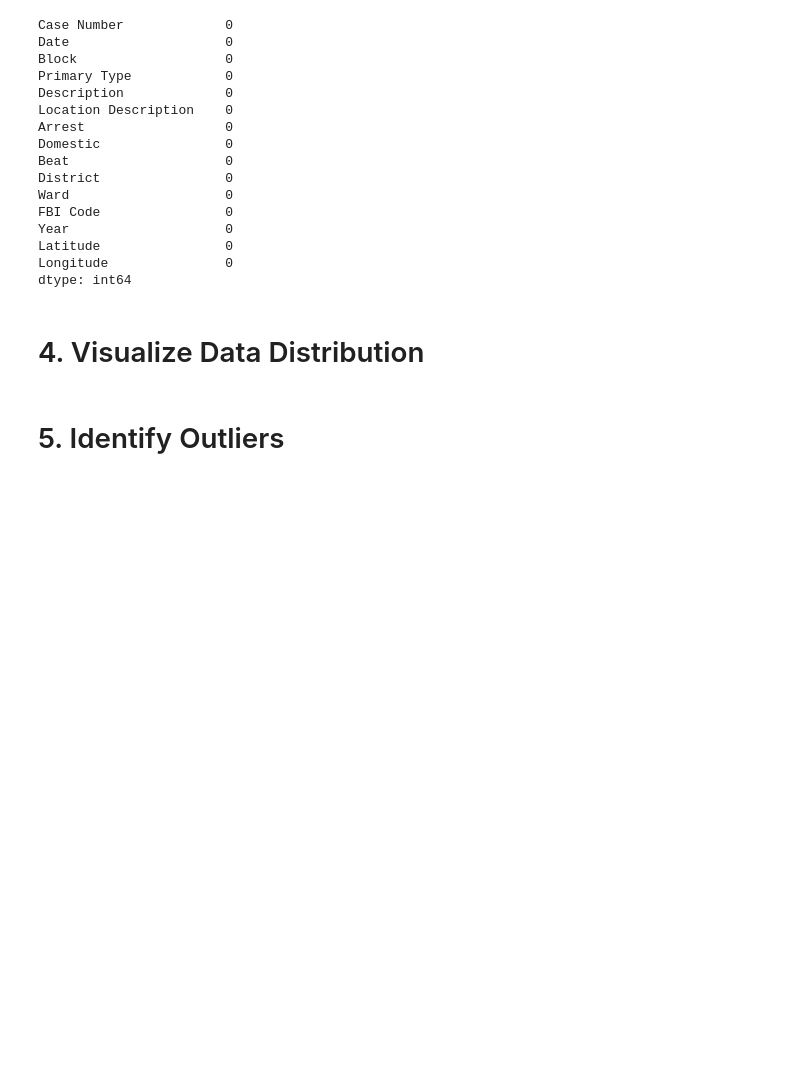
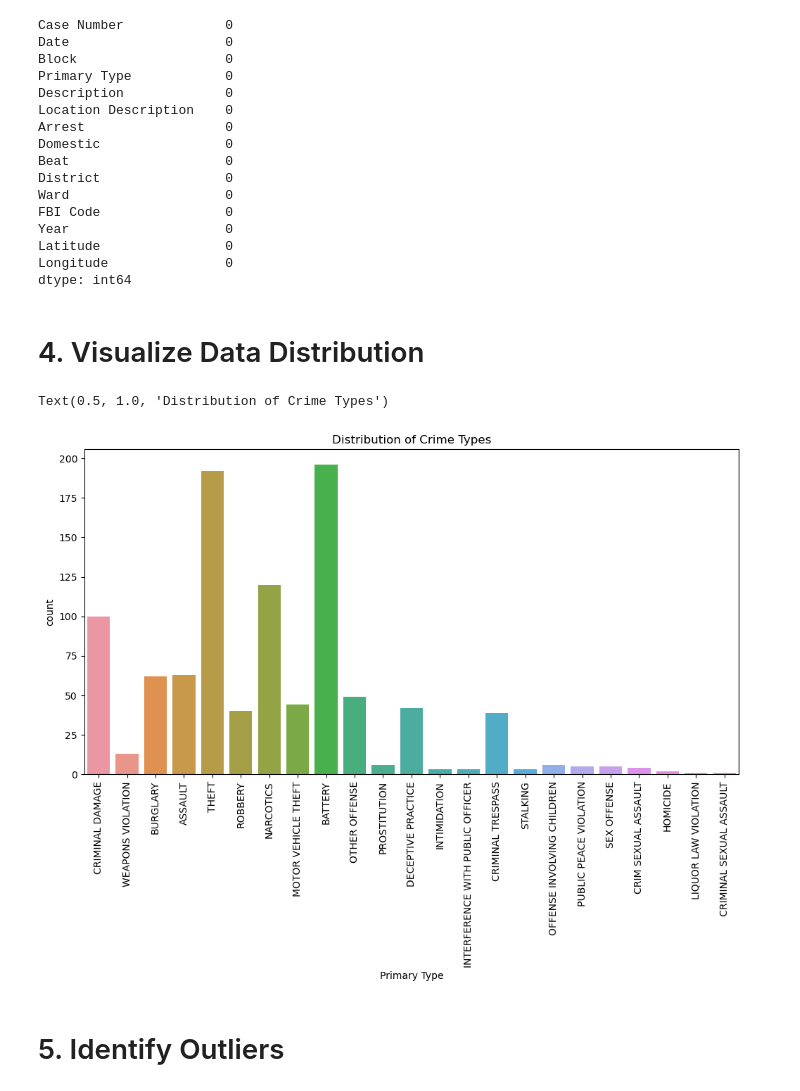
Before and after one commit to GbengaAbraham/AltSchoolAfrica-Circle-24-Collaboration, a Jupyter notebook: EDA on chicago crime data.ipynb, the cells around one changed output. Cells and saved outputs as stored; diff of their text form; code cells hidden in the pictures; blank space fills up the shorter version.

```diff
--- a/EDA on chicago crime data.ipynb
+++ b/EDA on chicago crime data.ipynb
@@ -329,3 +333,12 @@ dtype: int64
+# %%
+# Visualize the distribution of crime types
+plt.figure(figsize=(12, 6))
+sns.countplot(data=chicago_crime_df, x='Primary Type')
+plt.xticks(rotation=90)
+plt.title('Distribution of Crime Types')
+# %% [output]
+Text(0.5, 1.0, 'Distribution of Crime Types')
+[figure, added]
 # %% [markdown]
 # 5. Identify Outliers
 # %% [markdown]
```
Also changed, not shown: parts of 7 cells of this notebook.
